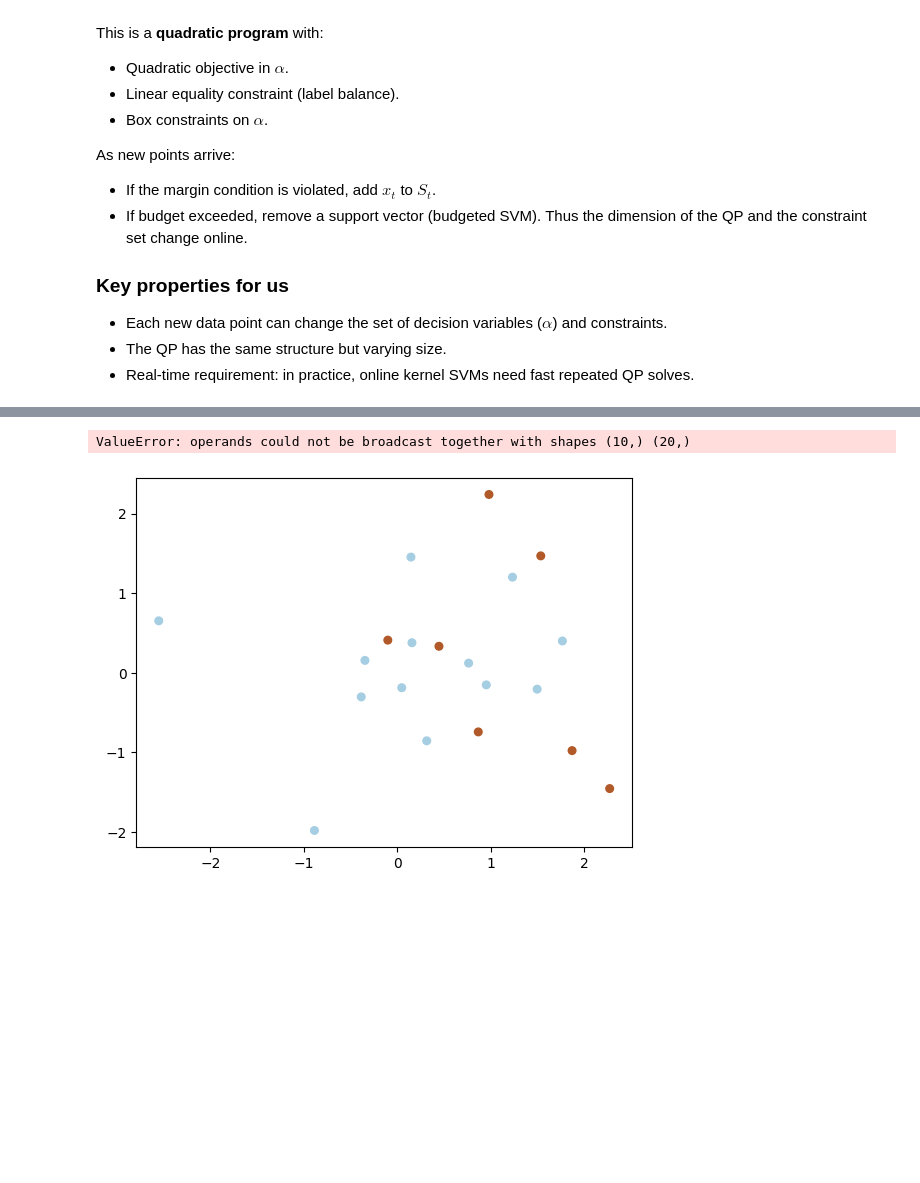
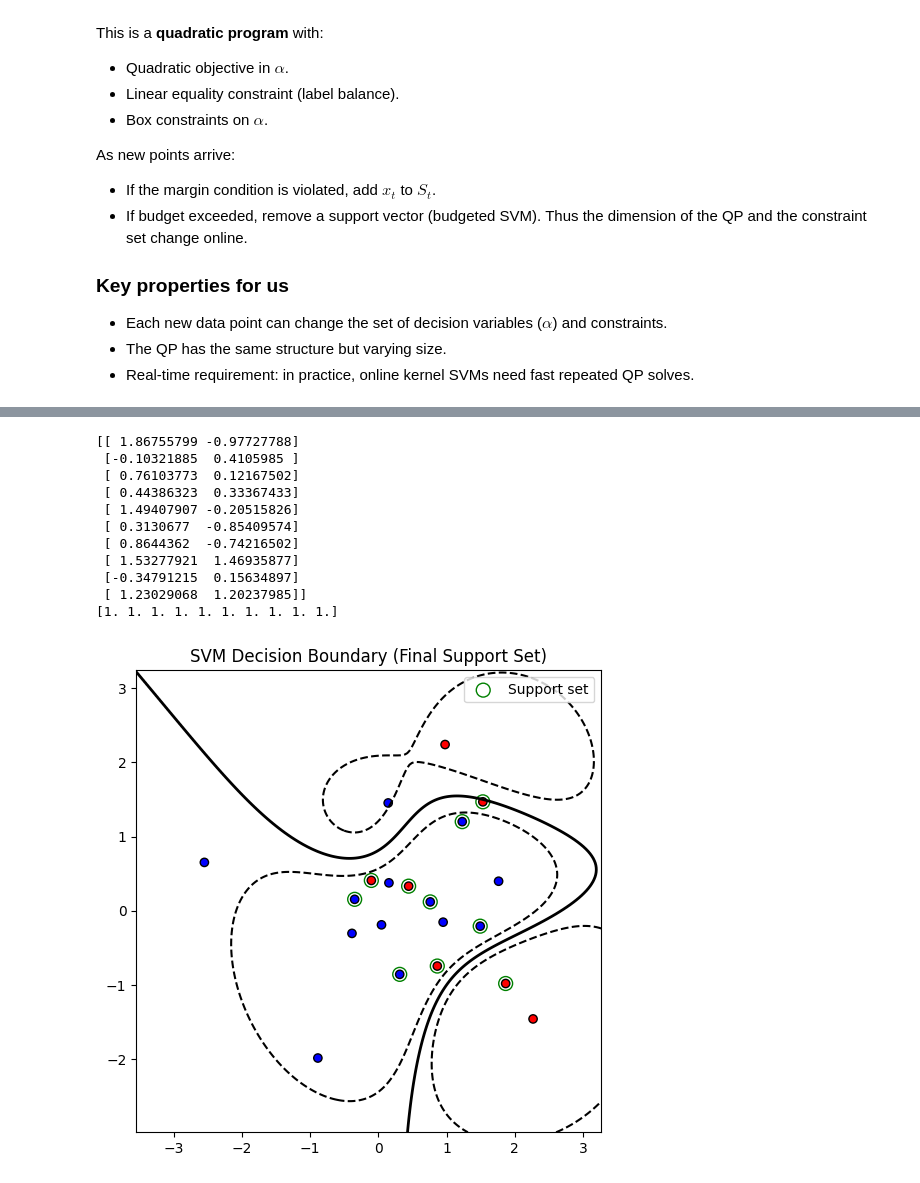
Before and after one commit to ellaschmidtobreick/acc_daqp, a Jupyter notebook: online_SVM/online_SVM.ipynb, the cells around one changed output, grey strips where cells are left out. Cells and saved outputs as stored; diff of their text form; code cells hidden in the pictures; blank space fills up the shorter version.

```diff
--- a/online_SVM/online_SVM.ipynb
+++ b/online_SVM/online_SVM.ipynb
@@ -38,6 +38,7 @@ As new points arrive:
 # %%
 import numpy as np
 import cvxpy as cp
+import matplotlib as plt
 
 # Gaussian kernel
 def rbf_kernel(X, Y=None, gamma=1.0):
@@ -75,8 +76,13 @@ for t in range(len(y)):
     support_set.append(t)
     if len(support_set) > budget:
         # Simple budget policy: drop oldest
-        support_set.pop(0)
-
+        #support_set.pop(0)
+        # Remove the one least contributing to the margin
+        alphas = solve_svm_dual(X[support_set], y[support_set], C=C, gamma=gamma)
+        min_alpha_idx = np.argmin(alphas)
+        support_set.pop(min_alpha_idx)
+        print()
     Xs, ys = X[support_set], y[support_set]
+    #print(Xs)
     alpha = solve_svm_dual(Xs, ys, C=C, gamma=gamma)
-    print(f"t={t}, support size={len(support_set)}, alphas={alpha}") #[:3]
+#print(f"t={t}, support size={len(support_set)}, alphas={alpha}") #[:3]
@@ -101,24 +89,39 @@ t=19, support size=10, alphas=[ 5.01324161e-01  1.00000000e+00  1.00000000e+00
-# %%
-import matplotlib.pyplot as plt
-
-def plot_decision_boundary(X, y, alpha, gamma=1.0):
-    plt.scatter(X[:, 0], X[:, 1], c=y, s=30, cmap=plt.cm.Paired)
-    ax = plt.gca()
-    xlim = ax.get_xlim()
-    ylim = ax.get_ylim()
-
-    xx, yy = np.meshgrid(np.linspace(xlim[0], xlim[1], 100),
-                         np.linspace(ylim[0], ylim[1], 100))
-    grid = np.c_[xx.ravel(), yy.ravel()]
-    K_grid = rbf_kernel(grid, X, gamma=gamma)
-    decision_values = K_grid @ (alpha * y)
-    Z = decision_values.reshape(xx.shape)
-
-    ax.contour(xx, yy, Z, colors='k', levels=[0], alpha=0.5,
-               linestyles='--')
-    plt.show()
-
-plot_decision_boundary(X, y, alpha, gamma=gamma)
-# %% [output]
-ValueError: operands could not be broadcast together with shapes (10,) (20,)
-[figure, removed]
+# %%
+import matplotlib.pyplot as plt
+
+
+# Decision function
+def decision_function(X_test, Xs, ys, alpha, gamma):
+    K = rbf_kernel(X_test, Xs, gamma=gamma)
+    return (alpha * ys) @ K.T
+
+# Grid for plotting
+xx, yy = np.meshgrid(np.linspace(X[:,0].min()-1, X[:,0].max()+1, 200),
+                     np.linspace(X[:,1].min()-1, X[:,1].max()+1, 200))
+X_grid = np.c_[xx.ravel(), yy.ravel()]
+Z = decision_function(X_grid, Xs, ys, alpha, gamma).reshape(xx.shape)
+
+print(Xs)
+print(alpha)
+# Plot
+plt.figure(figsize=(6,6))
+plt.contour(xx, yy, Z, levels=[0], linewidths=2, colors="k")   # decision boundary
+plt.contour(xx, yy, Z, levels=[-0.1, 0.1], linestyles="--", colors="k")  # margins
+plt.scatter(X[:,0], X[:,1], c=y, cmap=plt.cm.bwr, edgecolors="k")
+plt.scatter(Xs[:,0], Xs[:,1], s=100, facecolors="none", edgecolors="g", label="Support set")
+plt.legend()
+plt.title("SVM Decision Boundary (Final Support Set)")
+plt.show()
+# %% [output]
+[[ 1.86755799 -0.97727788]
+ [-0.10321885  0.4105985 ]
+ [ 0.76103773  0.12167502]
+ [ 0.44386323  0.33367433]
+ [ 1.49407907 -0.20515826]
+ [ 0.3130677  -0.85409574]
+ [ 0.8644362  -0.74216502]
+ [ 1.53277921  1.46935877]
+ [-0.34791215  0.15634897]
+ [ 1.23029068  1.20237985]]
+[1. 1. 1. 1. 1. 1. 1. 1. 1. 1.]
+[figure, added]
```
Also changed, not shown: parts of 3 cells of this notebook.
